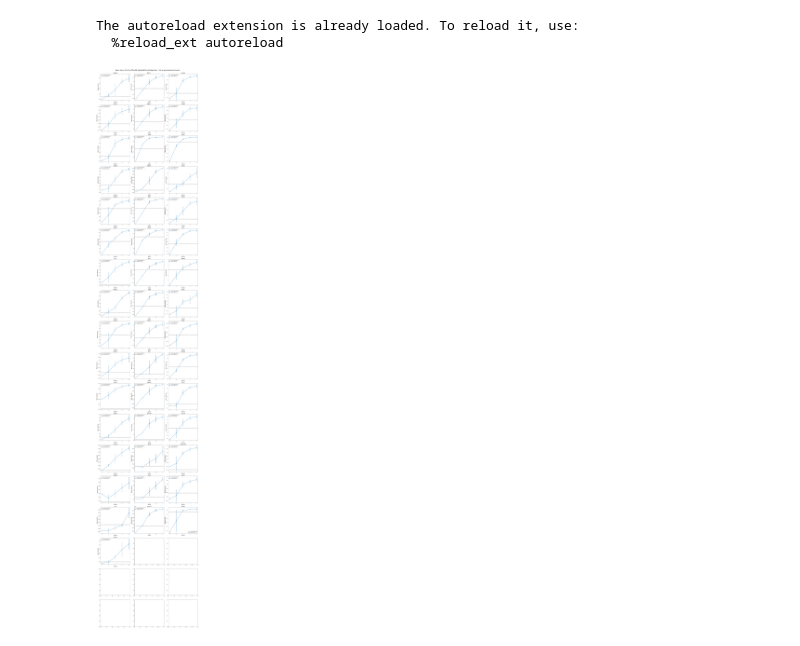
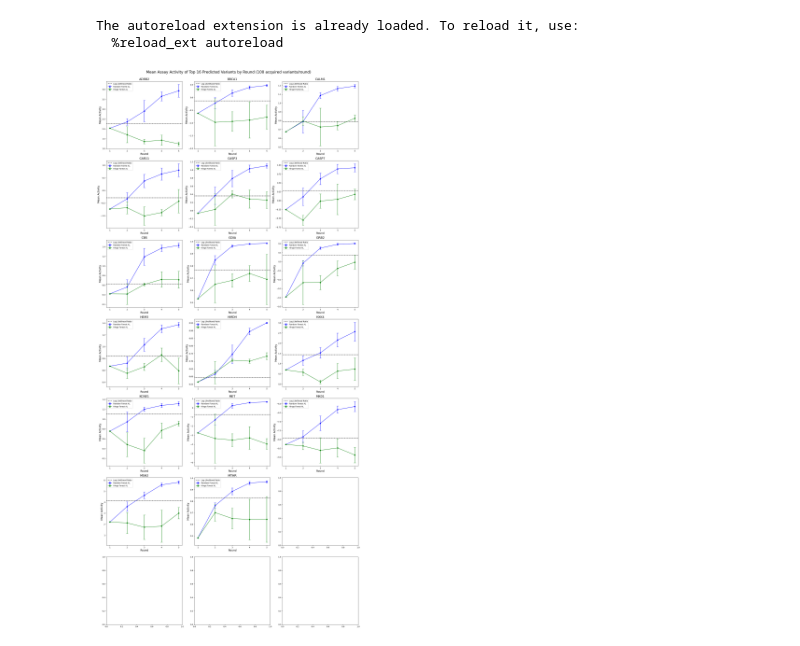
Before and after one commit to claudiofr/msalde, a Jupyter notebook: notebooks/performance_by_round.ipynb, the cells around one changed output. Drawn from its saved outputs; the diff is of its cells as text; code cells hidden in the pictures.

```diff
--- a/notebooks/performance_by_round.ipynb
+++ b/notebooks/performance_by_round.ipynb
@@ -85,39 +85,57 @@ datasets = [
     "zikv_E"]
 # %%
 import context  # noqa: F401
+import matplotlib.pyplot as plt
 from msalde.container import ALDEContainer
+from notebooks.analysis_plotter import DATASETS
 
-# datasets = ["cas12f2"]
-container = ALDEContainer("./config/msaldem.yaml")
-# container = ALDEContainer("./config/msalde.yaml")
-repo = container.query_repository
+def show_plots():
 
-datasets_ = datasets # [:5]
-# datasets_ = ["cas12f2"]
+    # datasets = ["cas12f2"]
+    container = ALDEContainer("./config/msaldem.yaml")
+    # container = ALDEContainer("./config/msalde.yaml")
+    repo = container.query_repository
+    plotter = container.plotter
 
-num_rows = len(datasets_) // 3 + int(len(datasets_) % 3 > 0)
+    datasets = DATASETS
+    datasets_ = datasets[:20]
+    # datasets_ = ["cas12f2"]
 
-fig, axes = plt.subplots(num_rows, 3, figsize=(20, 6*num_rows))
-axes = axes.flatten()
-ind = 0
-for dataset in datasets_:
-    results = repo.get_mean_activity_of_top_variants_by_round(
-        config_id="c3_1", dataset_name=dataset, run_name="RF_AL")
-    if len(results) == 0:
-        continue
-    llr_results = repo.get_mean_activity_of_top_variants_by_round(
-        config_id="c10", dataset_name=dataset, run_name="ESM2_LLR")
-    if len(llr_results) == 0:
-        continue
-    llr_results = llr_results[llr_results["round_num"] == 2]
-    llr_top_mean_activity = llr_results["mean_score"].values[0]
-    plot_results(axes[ind], results, llr_top_mean_activity, dataset)
-    ind += 1
+    num_rows = len(datasets_) // 3 + int(len(datasets_) % 3 > 0)
 
-# plt.tight_layout(rect=[0, 0, 1, 0.95])
-fig.suptitle('Mean Assay Activity of Top 16 Predicted Variants by Round (100 acquired variants/round)', fontsize=20, y=1.0)
-plt.tight_layout()
-plt.show()
+    fig, axes = plt.subplots(num_rows, 3, figsize=(20, 6*num_rows))
+    axes = axes.flatten()
+    ind = 0
+
+    for dataset in datasets_:
+        llr_results = repo.get_mean_activity_of_top_variants_by_round(
+            config_id="c10", dataset_name=dataset, run_name="ESM2_LLR")
+        if len(llr_results) == 0:
+            continue
+        llr_results = llr_results[llr_results["round_num"] == 2]
+        llr_top_mean_activity = llr_results["mean_score"].values[0]
+        results = repo.get_mean_activity_of_top_variants_by_round(
+            config_id="c3_1", dataset_name=dataset, run_name="RF_AL")
+        if len(results) == 0:
+            continue
+        results_list = [results]
+        labels = ['Random Forest AL']
+        results = repo.get_mean_activity_of_top_variants_by_round(
+            config_id="c9_3", dataset_name=dataset, run_name="ESM2_HF")
+        if len(results) == 0:
+            continue
+        results_list.append(results)
+        labels.append('Hinge Forest AL')
+        plotter.plot_mean_activity_by_round(axes[ind], results_list, labels, llr_top_mean_activity, dataset)
+        #
+        ind += 1
+
+    # plt.tight_layout(rect=[0, 0, 1, 0.95])
+    fig.suptitle('Mean Assay Activity of Top 16 Predicted Variants by Round (100 acquired variants/round)', fontsize=20, y=1.0)
+    plt.tight_layout()
+    plt.show()
+
+show_plots()
 # %% [output]
-[figure, old version]
+[figure, new version]
 # %%
```
Also changed, not shown: parts of 1 cell of this notebook, 10 other files.
